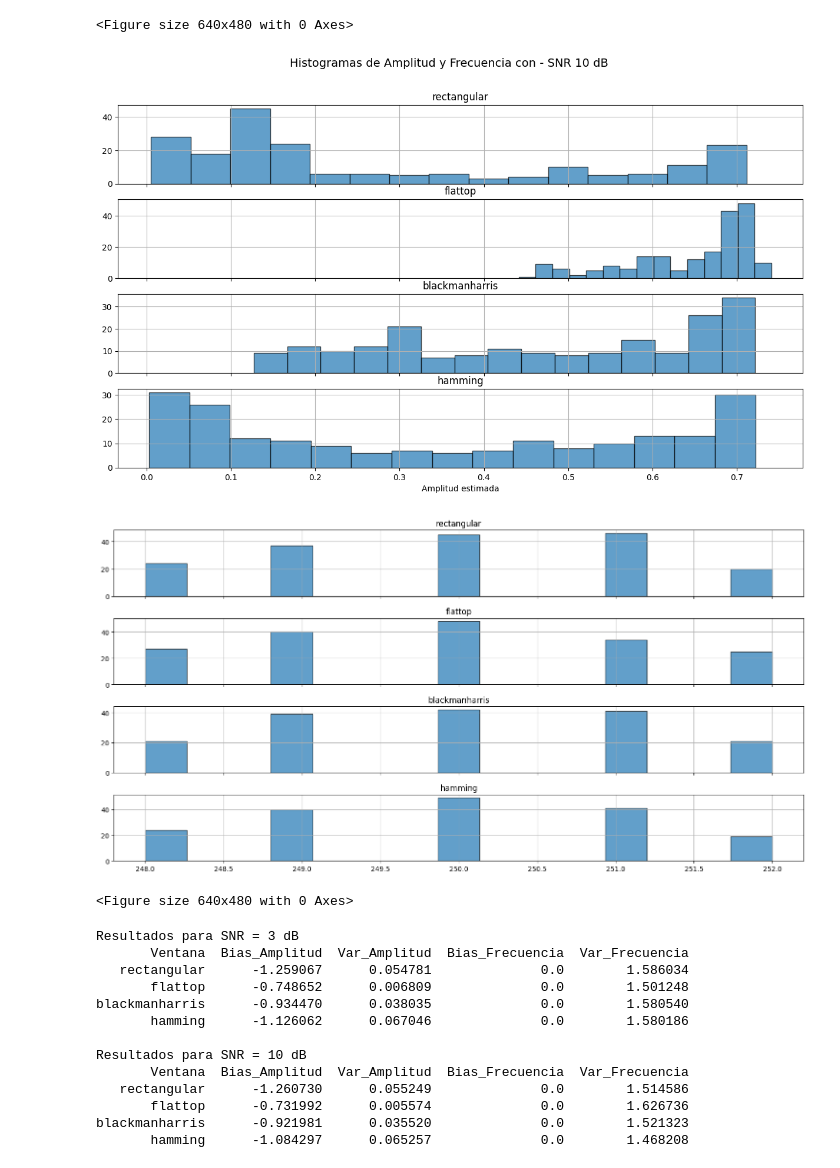
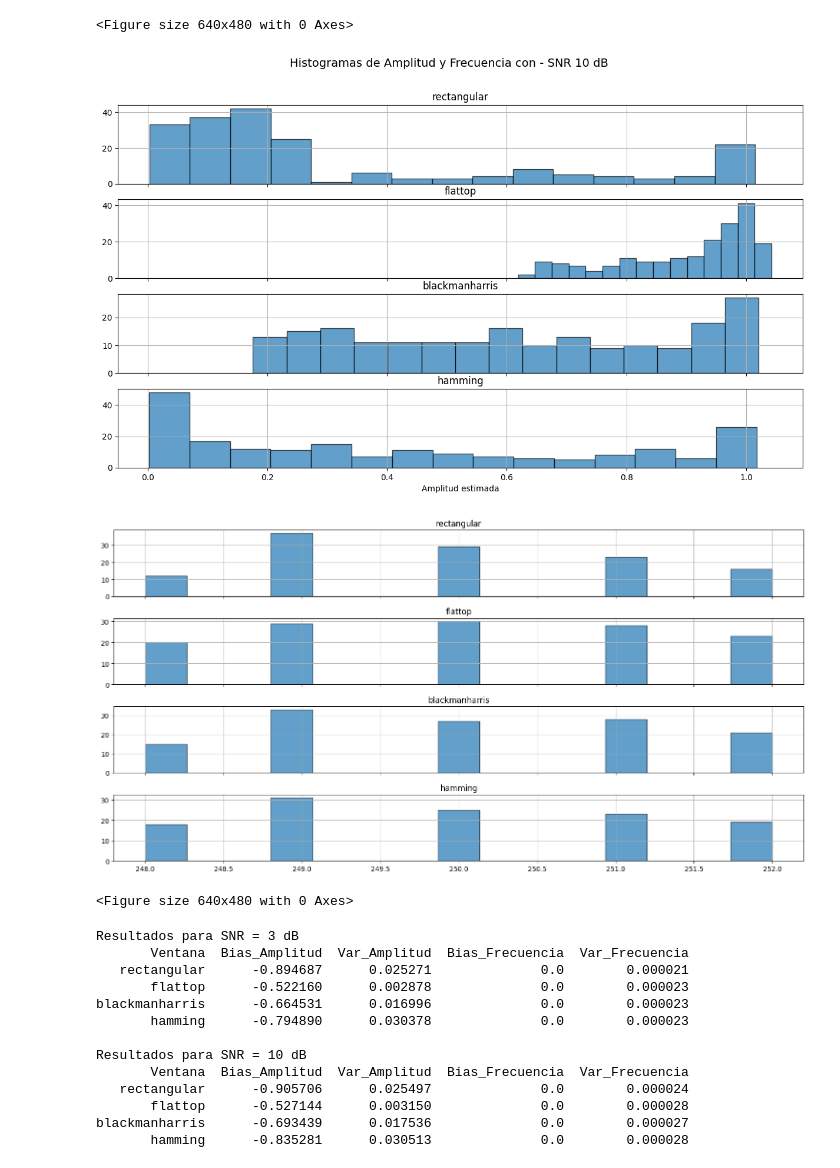
Before and after one commit to ArturoHuber1/APS, a Jupyter notebook: TS4/TS4_Huber.ipynb, the cells around one changed output. Saved outputs shown, nothing was run; the diff lists cells and outputs as text; code cells hidden in the pictures.

```diff
--- a/TS4/TS4_Huber.ipynb
+++ b/TS4/TS4_Huber.ipynb
@@ -8,6 +42,7 @@ import numpy as np
 import scipy.signal as sc
 import matplotlib.pyplot as plt
 import pandas as pd
+from IPython.display import display
 
 # Parámetros generales
 N = 1000
@@ -15,8 +50,9 @@ fs = 1000
 df = fs / N
 R = 200                                 # realizaciones
 frecuencia_central = N//4               # Medio de ancho de banda
+a0 = 2                                  # amplitud
+
 SNRs = [3, 10]                          # dB
-a0 = np.sqrt(2)                         # amplitud para P=1 W
 
 ventanas = {
     "rectangular": np.ones(N),
@@ -39,26 +75,27 @@ for SNR_dB in SNRs:
 
     ff_vector = np.random.uniform(-2, 2, R)         # Vector fr
 
+    # Matrices de senos
+    tt_columnas = tt_vector.reshape((-1,1))
+    ff_filas = ff_vector.reshape((1,-1))
+    TT_sen = np.tile(tt_columnas, (1, R))
+    FF_sen = np.tile(ff_filas, (N, 1))
+
+    # Ruido
+    ruido = np.random.normal(loc=0, scale=np.sqrt(pot_ruido), size=(N,R))
+
+    # Señales
+    xx_sen = a0 * np.sin(2*np.pi*(frecuencia_central + FF_sen)*df*TT_sen)
+    xx_sen_ruido = xx_sen + ruido
+
     # Figuras
     fig_a, axes_a = plt.subplots(len(ventanas), 1, figsize=(15, 2*len(ventanas)), sharex=True)
     fig_f, axes_f = plt.subplots(len(ventanas), 1, figsize=(15, 2*len(ventanas)), sharex=True)
 
+    # Ventaneo
     for  i,(win_name, ventana) in enumerate( ventanas.items()):
 
-        U = np.sum(ventana)/N                       # Corrección de ganancia de la ventana
-
-        # Matrices de senos
-        tt_columnas = tt_vector.reshape((-1,1))
-        ff_filas = ff_vector.reshape((1,-1))
-        TT_sen = np.tile(tt_columnas, (1, R))
-        FF_sen = np.tile(ff_filas, (N, 1))
-
-        # Ruido
-        ruido = np.random.normal(loc=0, scale=np.sqrt(pot_ruido), size=(N,R))
-
-        # Señales
-        xx_sen = a0 * np.sin(2*np.pi*(frecuencia_central + FF_sen)*df*TT_sen)
-        xx_sen_ruido = xx_sen + ruido
+        U = np.sum(ventana)/N                          # Corrección de ganancia de la ventana
         xx_vent = xx_sen_ruido * ventana.reshape(-1,1)
 
         # FFT normalizada
@@ -66,19 +103,20 @@ for SNR_dB in SNRs:
         freqs = np.fft.fftfreq(N, d=1/fs)
 
         # Estimadores
-        a1_est = np.abs(XX_sen[frecuencia_central,:])
+        a1_est = np.abs(XX_sen[frecuencia_central,:])      #Amplitud
+
         idx_max = np.argmax(np.abs(XX_sen), axis=0)
         Omega1_est = freqs[idx_max]
 
         # Filtrar frecuencias fuera del rango [0, fs/2]
-        Omega1_est = Omega1_est[(Omega1_est >= 0) & (Omega1_est <= N//2)]
+        Omega1_est = Omega1_est[(Omega1_est >= 0) & (Omega1_est <= N//2)]  # Frecuencia
 
-        # Estadísticos
-        bias_a1 = np.median(a1_est) - a0
-        var_a1 = np.var(a1_est, ddof=1)
+        # Estadísticos normalizados
+        bias_a1 = (np.median(a1_est) - a0) / a0
+        var_a1 = (np.var(a1_est, ddof=1)) / (a0**2)
 
-        bias_Omega1 = np.median(Omega1_est) - frecuencia_central
-        var_Omega1 = np.var(Omega1_est, ddof=1)
+        bias_Omega1 = (np.median(Omega1_est) - frecuencia_central) / frecuencia_central
+        var_Omega1 = (np.var(Omega1_est, ddof=1)) / (frecuencia_central**2)
 
         resultados.append({
             "SNR_dB": SNR_dB,
@@ -90,23 +128,21 @@ for SNR_dB in SNRs:
         })
 
         # Graficar histogramas
-        axes_a[i].hist(a1_est, bins=15, edgecolor='black', alpha=0.7)
+        axes_a[i].hist(a1_est, bins=15,  edgecolor='black', alpha=0.7)
         axes_a[i].set_title(f"{win_name}")
         axes_a[i].grid(True)
 
-        axes_f[i].hist(Omega1_est, bins=15, edgecolor='black', alpha=0.7)
+        axes_f[i].hist(Omega1_est, bins=15,edgecolor='black', alpha=0.7)
         axes_f[i].set_title(f"{win_name}")
         axes_f[i].grid(True)
 
     axes_a[-1].set_xlabel("Amplitud estimada")
-    #axes_a[-1].supylabel("Repeticiones")
     fig_a.suptitle(f"Histogramas de Amplitud y Frecuencia con - SNR {SNR_dB} dB", fontsize=14)
     plt.tight_layout(rect=[0,0,1,0.96])
     plt.show()
 
     axes_f[-1].set_xlabel("Frecuencia estimada [Hz]")
-    #axes_a[-1].supylabel("Repeticiones")
-    #fig_f.suptitle(f"Histogramas de Frecuencia - SNR {SNR_dB} dB", fontsize=14)
+    fig_f.suptitle(f"Histogramas de Frecuencia - SNR {SNR_dB} dB", fontsize=14)
     plt.tight_layout(rect=[0,0,1,0.96])
     plt.show()
 
@@ -125,17 +161,17 @@ for snr in df["SNR_dB"].unique():
 <Figure size 640x480 with 0 Axes>
-[figure, old version]
+[figure, new version]
-[figure, old version]
+[figure, new version]
 <Figure size 640x480 with 0 Axes>
 Resultados para SNR = 3 dB
        Ventana  Bias_Amplitud  Var_Amplitud  Bias_Frecuencia  Var_Frecuencia
-   rectangular      -1.259067      0.054781              0.0        1.586034
-       flattop      -0.748652      0.006809              0.0        1.501248
-blackmanharris      -0.934470      0.038035              0.0        1.580540
-       hamming      -1.126062      0.067046              0.0        1.580186
+   rectangular      -0.894687      0.025271              0.0        0.000021
+       flattop      -0.522160      0.002878              0.0        0.000023
+blackmanharris      -0.664531      0.016996              0.0        0.000023
+       hamming      -0.794890      0.030378              0.0        0.000023
 
 Resultados para SNR = 10 dB
        Ventana  Bias_Amplitud  Var_Amplitud  Bias_Frecuencia  Var_Frecuencia
-   rectangular      -1.260730      0.055249              0.0        1.514586
-       flattop      -0.731992      0.005574              0.0        1.626736
-blackmanharris      -0.921981      0.035520              0.0        1.521323
-       hamming      -1.084297      0.065257              0.0        1.468208
+   rectangular      -0.905706      0.025497              0.0        0.000024
+       flattop      -0.527144      0.003150              0.0        0.000028
+blackmanharris      -0.693439      0.017536              0.0        0.000027
+       hamming      -0.835281      0.030513              0.0        0.000028
```
Also changed, not shown: parts of 11 cells of this notebook.
